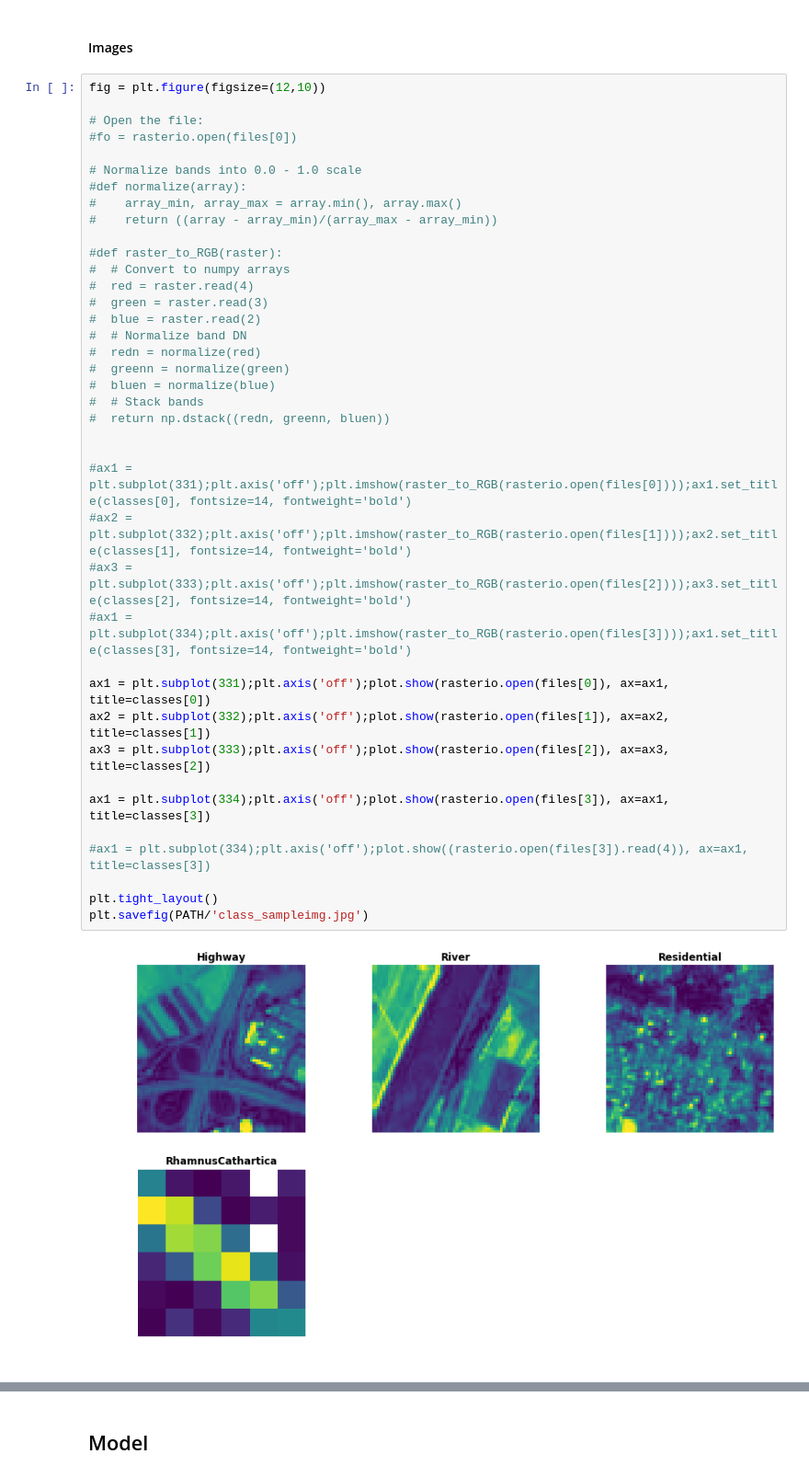
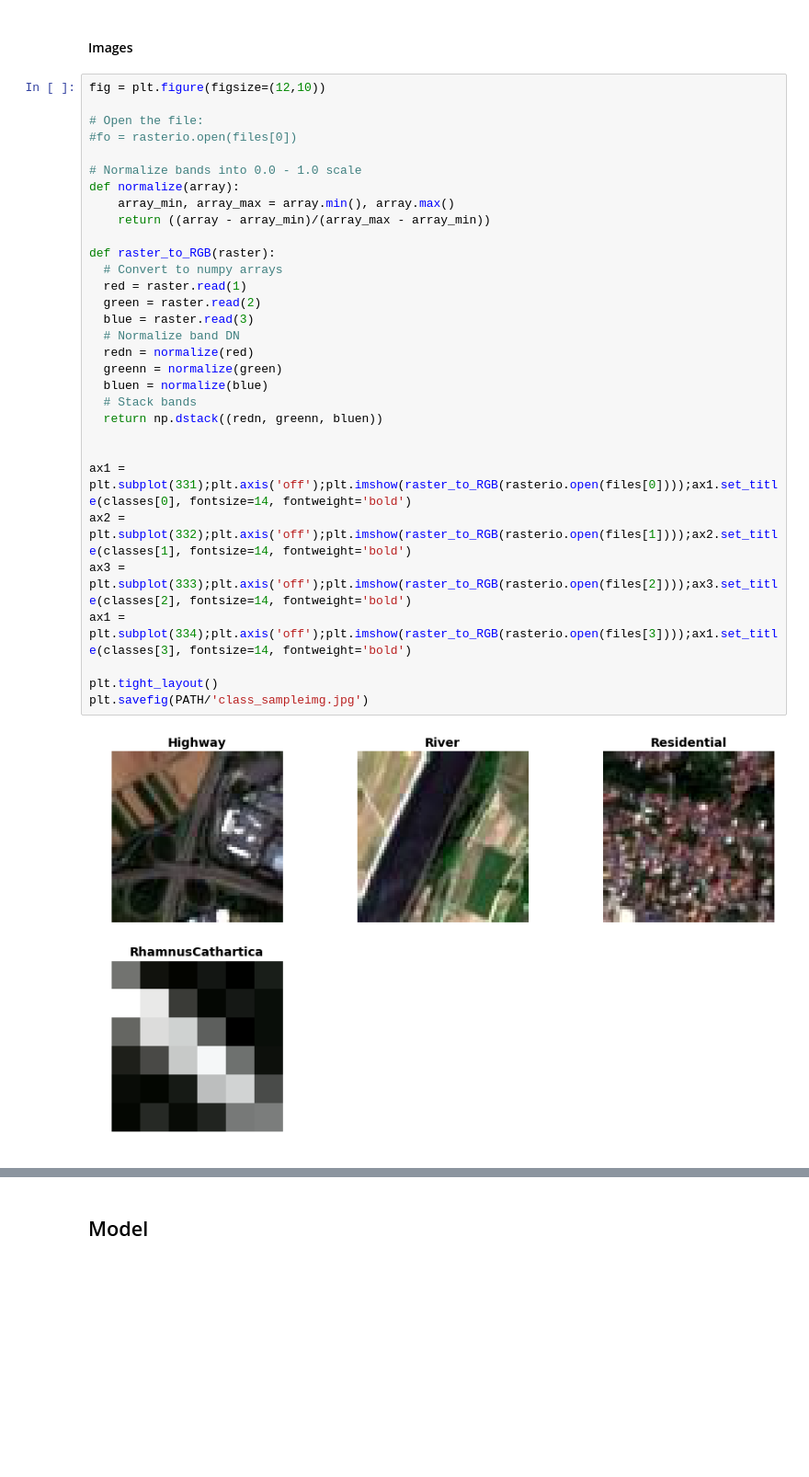
Before and after one commit to Pinili/Deep-Learning-for-Satellite-Imagery, a Jupyter notebook: main.ipynb, the cells around one changed output, grey strips where cells are left out. Shown at 92% size. Cells and saved outputs as stored; diff of their text form; blank space fills up the shorter version.

```diff
--- a/main.ipynb
+++ b/main.ipynb
@@ -217,44 +202,36 @@ temp_dataset.indexes
 # %%
 fig = plt.figure(figsize=(12,10))
 
 # Open the file:
 #fo = rasterio.open(files[0])
 
 # Normalize bands into 0.0 - 1.0 scale
-#def normalize(array):
-#    array_min, array_max = array.min(), array.max()
-#    return ((array - array_min)/(array_max - array_min))
+def normalize(array):
+    array_min, array_max = array.min(), array.max()
+    return ((array - array_min)/(array_max - array_min))
 
-#def raster_to_RGB(raster):
-#  # Convert to numpy arrays
-#  red = raster.read(4)
-#  green = raster.read(3)
-#  blue = raster.read(2)
-#  # Normalize band DN
-#  redn = normalize(red)
-#  greenn = normalize(green)
-#  bluen = normalize(blue)
-#  # Stack bands
-#  return np.dstack((redn, greenn, bluen))
+def raster_to_RGB(raster):
+  # Convert to numpy arrays
+  red = raster.read(1)
+  green = raster.read(2)
+  blue = raster.read(3)
+  # Normalize band DN
+  redn = normalize(red)
+  greenn = normalize(green)
+  bluen = normalize(blue)
+  # Stack bands
+  return np.dstack((redn, greenn, bluen))
 
 
-#ax1 = plt.subplot(331);plt.axis('off');plt.imshow(raster_to_RGB(rasterio.open(files[0])));ax1.set_title(classes[0], fontsize=14, fontweight='bold')
-#ax2 = plt.subplot(332);plt.axis('off');plt.imshow(raster_to_RGB(rasterio.open(files[1])));ax2.set_title(classes[1], fontsize=14, fontweight='bold')
-#ax3 = plt.subplot(333);plt.axis('off');plt.imshow(raster_to_RGB(rasterio.open(files[2])));ax3.set_title(classes[2], fontsize=14, fontweight='bold')
-#ax1 = plt.subplot(334);plt.axis('off');plt.imshow(raster_to_RGB(rasterio.open(files[3])));ax1.set_title(classes[3], fontsize=14, fontweight='bold')
-
-ax1 = plt.subplot(331);plt.axis('off');plot.show(rasterio.open(files[0]), ax=ax1, title=classes[0])
-ax2 = plt.subplot(332);plt.axis('off');plot.show(rasterio.open(files[1]), ax=ax2, title=classes[1])
-ax3 = plt.subplot(333);plt.axis('off');plot.show(rasterio.open(files[2]), ax=ax3, title=classes[2])
-
-ax1 = plt.subplot(334);plt.axis('off');plot.show(rasterio.open(files[3]), ax=ax1, title=classes[3])
-
-#ax1 = plt.subplot(334);plt.axis('off');plot.show((rasterio.open(files[3]).read(4)), ax=ax1, title=classes[3])
+ax1 = plt.subplot(331);plt.axis('off');plt.imshow(raster_to_RGB(rasterio.open(files[0])));ax1.set_title(classes[0], fontsize=14, fontweight='bold')
+ax2 = plt.subplot(332);plt.axis('off');plt.imshow(raster_to_RGB(rasterio.open(files[1])));ax2.set_title(classes[1], fontsize=14, fontweight='bold')
+ax3 = plt.subplot(333);plt.axis('off');plt.imshow(raster_to_RGB(rasterio.open(files[2])));ax3.set_title(classes[2], fontsize=14, fontweight='bold')
+ax1 = plt.subplot(334);plt.axis('off');plt.imshow(raster_to_RGB(rasterio.open(files[3])));ax1.set_title(classes[3], fontsize=14, fontweight='bold')
 
 plt.tight_layout()
 plt.savefig(PATH/'class_sampleimg.jpg')
 # %% [output]
-[figure, old version]
+[figure, new version]
 # %%
 from rasterio.plot import show_hist
 
```
Also changed, not shown: parts of 41 cells of this notebook.
